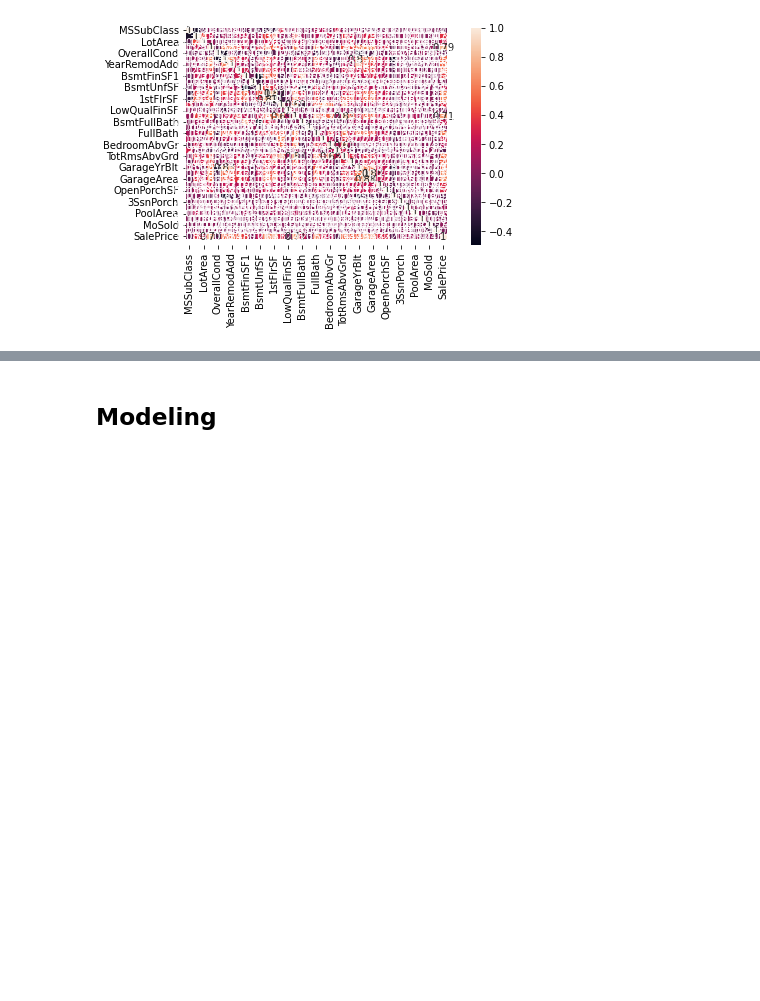
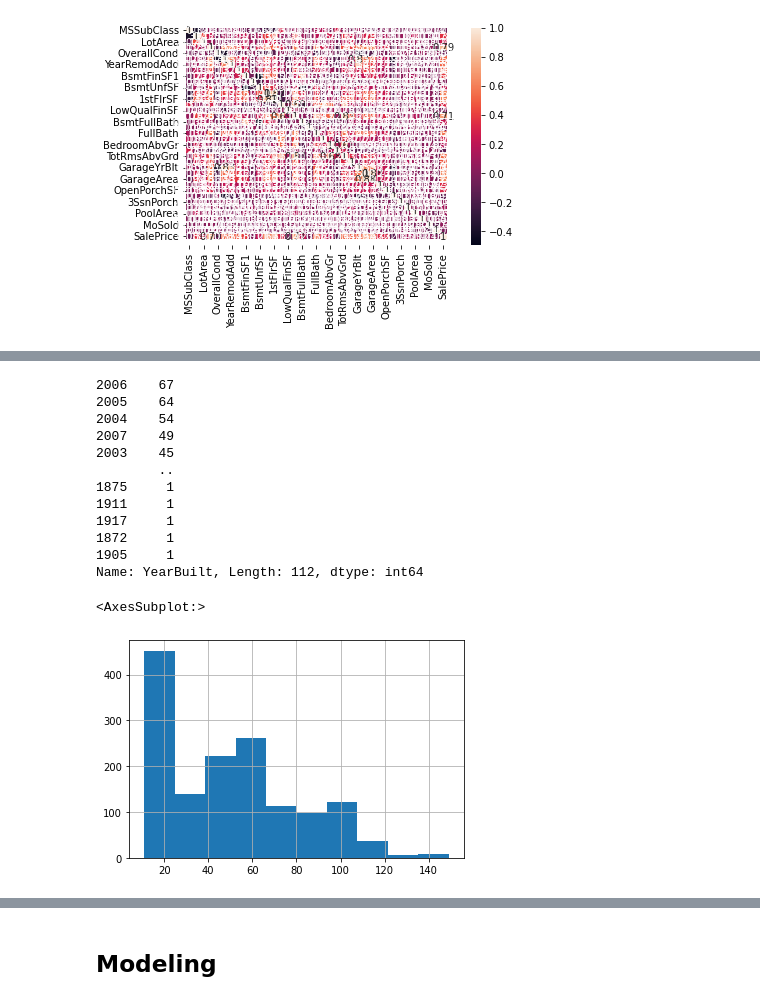
Before and after one commit to TheHamhams/Housing-Kaggle, a Jupyter notebook: Housing Notebook.ipynb, the cells around one changed output, grey strips where cells are left out. Drawn from its saved outputs; the diff is of its cells as text; code cells hidden in the pictures; blank space fills up the shorter version.

```diff
--- a/Housing Notebook.ipynb
+++ b/Housing Notebook.ipynb
@@ -107,0 +205,4 @@ Name: MSSubClass, dtype: int64
+# %%
+training.LotConfig.value_counts()
+training.LotConfig = training.LotConfig.apply(lambda x: 'other' if x == 'FR2' or x == 'FR3' else x)
+training.LotConfig.value_counts()
@@ -107,0 +215,4 @@ Name: MSSubClass, dtype: int64
+# %%
+training.LandSlope.value_counts()
+training['LandSlope_Gentle'] = training.LandSlope.apply(lambda x: 1 if x == 'Gtl' else 0)
+training.LandSlope_Gentle.value_counts()
@@ -107,0 +243,7 @@ Name: MSSubClass, dtype: int64
+# %%
+training.Condition1.value_counts()
+pos_condition = ['Feedr', 'Artery', 'PosN', 'PosA']
+rr_condition = ['RRAe', 'RRAn', 'RRNn', 'RRNe']
+training.Condition1 = training.Condition1.apply(lambda x: 'Pos' if x in pos_condition else x)
+training.Condition1 = training.Condition1.apply(lambda x: 'RR' if x in rr_condition else x)
+training.Condition1.value_counts()
@@ -107,0 +255,7 @@ Name: MSSubClass, dtype: int64
+# %%
+training.Condition2.value_counts()
+pos_condition = ['Feedr', 'Artery', 'PosN', 'PosA']
+rr_condition = ['RRAe', 'RRAn', 'RRNn', 'RRNe']
+training.Condition2 = training.Condition2.apply(lambda x: 'Pos' if x in pos_condition else x)
+training.Condition2 = training.Condition2.apply(lambda x: 'RR' if x in rr_condition else x)
+training.Condition2.value_counts()
@@ -107,0 +315,24 @@ Name: MSSubClass, dtype: int64
+# %%
+print(training.YearBuilt.value_counts())
+
+date = datetime.date.today()
+year = int(date.strftime("%Y"))
+
+training['Year_Old'] = training.YearBuilt.apply(lambda x: year - x)
+training.Year_Old.value_counts()
+training.Year_Old.hist()
+# %% [output]
+2006    67
+2005    64
+2004    54
+2007    49
+2003    45
+        ..
+1875     1
+1911     1
+1917     1
+1872     1
+1905     1
+Name: YearBuilt, Length: 112, dtype: int64
+<AxesSubplot:>
+[figure, added]
```
Also changed, not shown: parts of 27 cells of this notebook, 1 other file.
